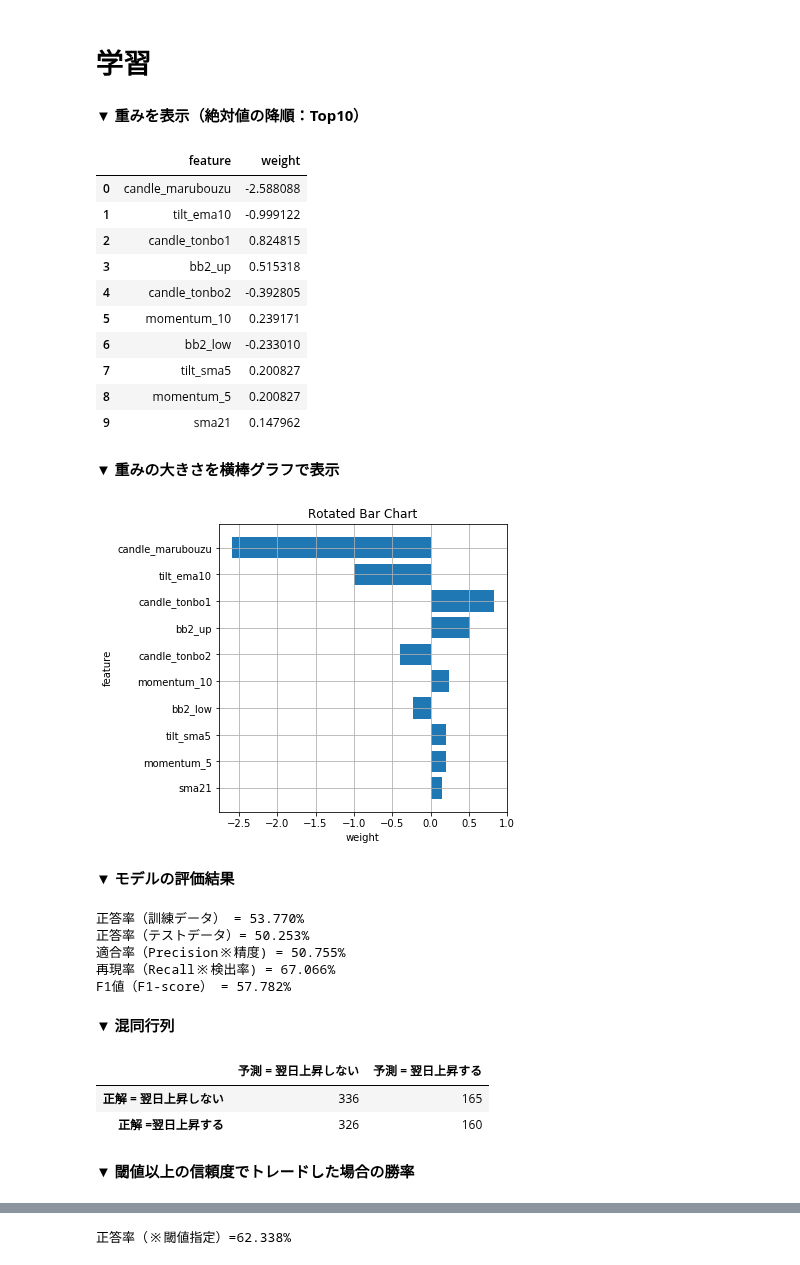
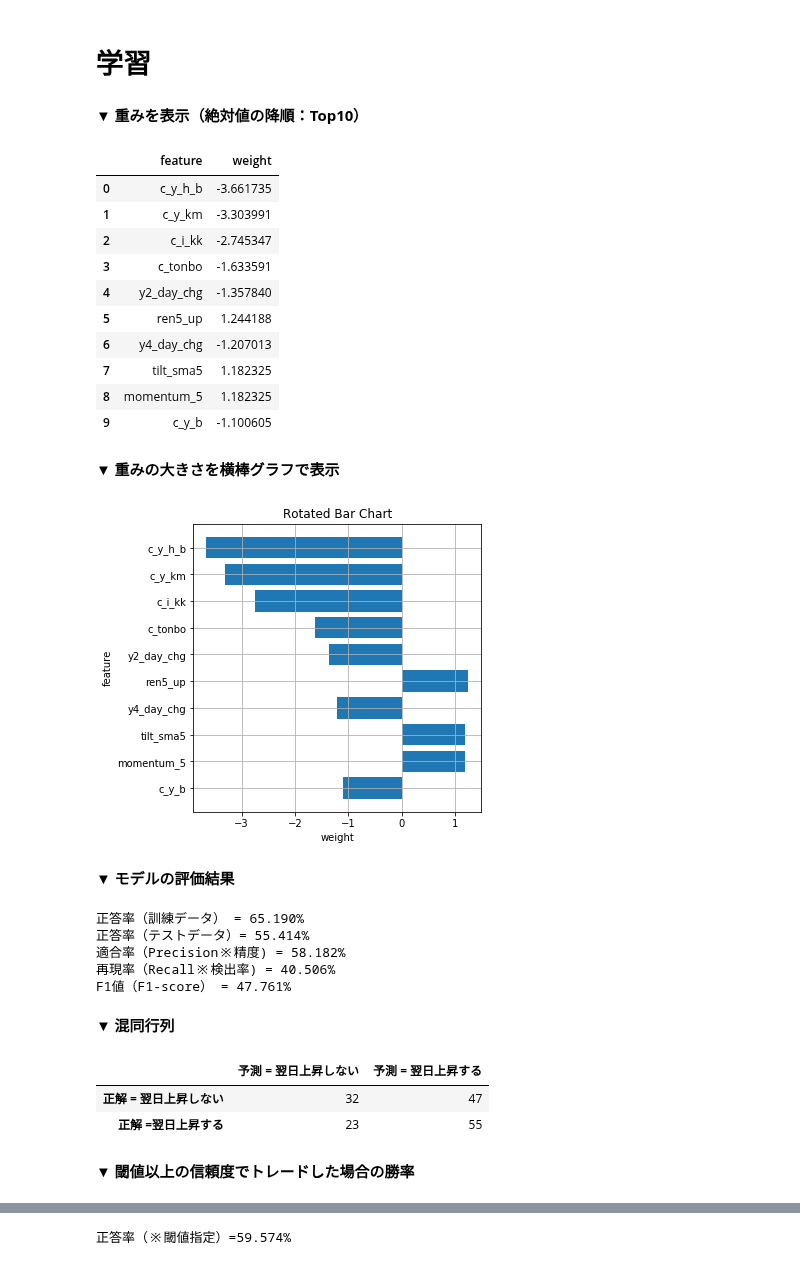
Before and after one commit to arsma12/MLDL, a Jupyter notebook: StockPriceForecast/FX_USDJPY_01.ipynb, the cells around one changed output, grey strips where cells are left out. Cells and saved outputs as stored; diff of their text form; code cells hidden in the pictures.

```diff
--- a/StockPriceForecast/FX_USDJPY_01.ipynb
+++ b/StockPriceForecast/FX_USDJPY_01.ipynb
@@ -436,7 +528,12 @@ display(pd.DataFrame(df['target'].value_counts(),columns=['target']))
 # %%
 # データセットの行数、列数を取得
 split_row = np.int(train_size * df.shape[0])
-X_all_df = df.drop(['time','close_1','diff','target'], axis=1)
+end_row = df.shape[0]
+
+# 翌日の予測用を保持
+X_today_df = df.tail(1)
+
+X_all_df = df.drop(['time','t1_close','t1_diff','target'], axis=1)
 
 # 標準化項目リスト
 enc_norm_col = ['open','high','low','close',
@@ -449,12 +546,12 @@ enc_norm_col = ['open','high','low','close',
                 'tilt_rsi14',
                 'bb2_up','bb2_low',
                 'momentum_5','momentum_10','momentum_21',
-                'day_diff','candle_length1','candle_length2','top_bar','low_bar',
-                'y1_day_diff','y1_candle_length1','y1_candle_length2','y1_top_bar','y1_low_bar',
-                'y2_day_diff','y2_candle_length1','y2_candle_length2','y2_top_bar','y2_low_bar',
-                'y3_day_diff','y3_candle_length1','y3_candle_length2','y3_top_bar','y3_low_bar',
-                'y4_day_diff','y4_candle_length1','y4_candle_length2','y4_top_bar','y4_low_bar',
-                'y5_day_diff','y5_candle_length1','y5_candle_length2','y5_top_bar','y5_low_bar',
+                'day_chg','c_all_len','c_pil_len','top_bar','low_bar',
+                'y1_day_chg','y1_c_all_len','y1_c_pil_len','y1_top_bar','y1_low_bar',
+                'y2_day_chg','y2_c_all_len','y2_c_pil_len','y2_top_bar','y2_low_bar',
+                'y3_day_chg','y3_c_all_len','y3_c_pil_len','y3_top_bar','y3_low_bar',
+                'y4_day_chg','y4_c_all_len','y4_c_pil_len','y4_top_bar','y4_low_bar',
+                'y5_day_chg','y5_c_all_len','y5_c_pil_len','y5_top_bar','y5_low_bar',
                ]
 
 # 標準化する列名と列番号の辞書
@@ -468,19 +565,21 @@ X_columns = X_all_df.columns
 X_all = X_all_df.values
 y_all = df['target'].values
 
+# 訓練用
 X_train = X_all[:split_row, :]
 y_train = y_all[:split_row]
 
-X_test = X_all[split_row+1:,:]
-y_test = y_all[split_row+1:]
+# テスト用
+X_test = X_all[split_row+1:end_row-1,:]
+y_test = y_all[split_row+1:end_row-1]
 
-# -------------------------------------------------
-printmd('▼標準化')
+# 翌日の予測用
+X_today = X_all[end_row - 1:,:]
+
+# 標準化
 for col_name,col_idx in dic_norm_col.items():
 
     stdsc = StandardScaler()
     X_train[:,col_idx:col_idx+1] = stdsc.fit_transform(X_train[:,col_idx:col_idx+1])
     X_test[:,col_idx:col_idx+1] = stdsc.transform(X_test[:,col_idx:col_idx+1])
-
-# 直近の5行を表示
-display(X_all_df.tail(10))
+    X_today[:,col_idx:col_idx+1] = stdsc.transform(X_today[:,col_idx:col_idx+1])
@@ -595,61 +679,62 @@ print('F1値（F1-score） = {:.3f}%'.format(100 * f1_score[0]))
 printmd('▼ 混同行列')
 conf_mat = pd.DataFrame(confusion_matrix(y_test, y_test_pred),
                         index=['正解 = 翌日上昇しない', '正解 =翌日上昇する'],
                         columns=['予測 = 翌日上昇しない', '予測 = 翌日上昇する'])
 display(conf_mat)
 
 printmd('▼ 閾値以上の信頼度でトレードした場合の勝率')
 # 確率取得（上昇しない確率：上昇する確率）
 prob = best_lr.predict_proba(X_test)
 
 # 閾値を指定
 max_prob, max_prob_args = [],[]
 for i in range(len(prob)):
     max_prob.append(prob[i].max())
-    if prob[i].max() > 0.60: # n%以上の確率データで絞る
+    if prob[i].max() > 0.70: # n%以上の確率データで絞る
         max_prob_args.append(prob[i].argmax())
     else:
         max_prob_args.append(-1)
 a = pd.DataFrame(X_test)
 a['pred'] = max_prob_args
 a['actual'] = y_test
 a['max_prob'] = max_prob
-b = a[a['pred'] == 1]
-display(b.head(10))
+#b = a[a['pred'] != -1]
+b = a[a['pred'] == 1] # 買いのみ実施した場合
+display(b[['pred','actual','max_prob']].head(10))
 print('正答率（※閾値指定）={:.3f}%'.format(accuracy_score(b['pred'], b['actual']) * 100))
 # %% [output]
 
 
 **▼ 重みを表示（絶対値の降順：Top10）**
 |  | feature | weight |
-| 0 | candle_marubouzu | -2.588088 |
-| 1 | tilt_ema10 | -0.999122 |
-| 2 | candle_tonbo1 | 0.824815 |
-| 3 | bb2_up | 0.515318 |
-| 4 | candle_tonbo2 | -0.392805 |
-| 5 | momentum_10 | 0.239171 |
-| 6 | bb2_low | -0.233010 |
-| 7 | tilt_sma5 | 0.200827 |
-| 8 | momentum_5 | 0.200827 |
-| 9 | sma21 | 0.147962 |
+| 0 | c_y_h_b | -3.661735 |
+| 1 | c_y_km | -3.303991 |
+| 2 | c_i_kk | -2.745347 |
+| 3 | c_tonbo | -1.633591 |
+| 4 | y2_day_chg | -1.357840 |
+| 5 | ren5_up | 1.244188 |
+| 6 | y4_day_chg | -1.207013 |
+| 7 | tilt_sma5 | 1.182325 |
+| 8 | momentum_5 | 1.182325 |
+| 9 | c_y_b | -1.100605 |
 
 
 **▼ 重みの大きさを横棒グラフで表示**
-[figure, old version]
+[figure, new version]
 
 
 **▼ モデルの評価結果**
-正答率（訓練データ） = 53.770%
-正答率（テストデータ）= 50.253%
-適合率（Precision※精度) = 50.755%
-再現率（Recall※検出率) = 67.066%
-F1値（F1-score） = 57.782%
+正答率（訓練データ） = 65.190%
+正答率（テストデータ）= 55.414%
+適合率（Precision※精度) = 58.182%
+再現率（Recall※検出率) = 40.506%
+F1値（F1-score） = 47.761%
 
 
 **▼ 混同行列**
 |  | 予測 = 翌日上昇しない | 予測 = 翌日上昇する |
-| 正解 = 翌日上昇しない | 336 | 165 |
-| 正解 =翌日上昇する | 326 | 160 |
+| 正解 = 翌日上昇しない | 32 | 47 |
+| 正解 =翌日上昇する | 23 | 55 |
 
 
 **▼ 閾値以上の信頼度でトレードした場合の勝率**
@@ -667 +752 @@ F1値（F1-score） = 57.782%
-正答率（※閾値指定）=62.338%
+正答率（※閾値指定）=59.574%
```
Also changed, not shown: parts of 12 cells of this notebook.
